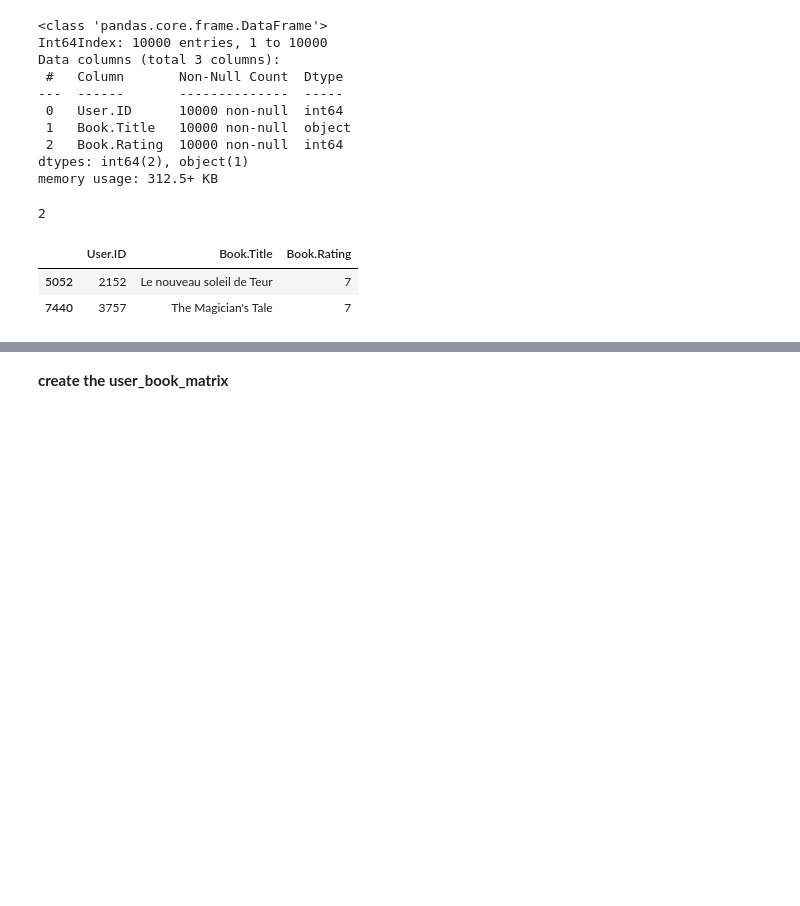
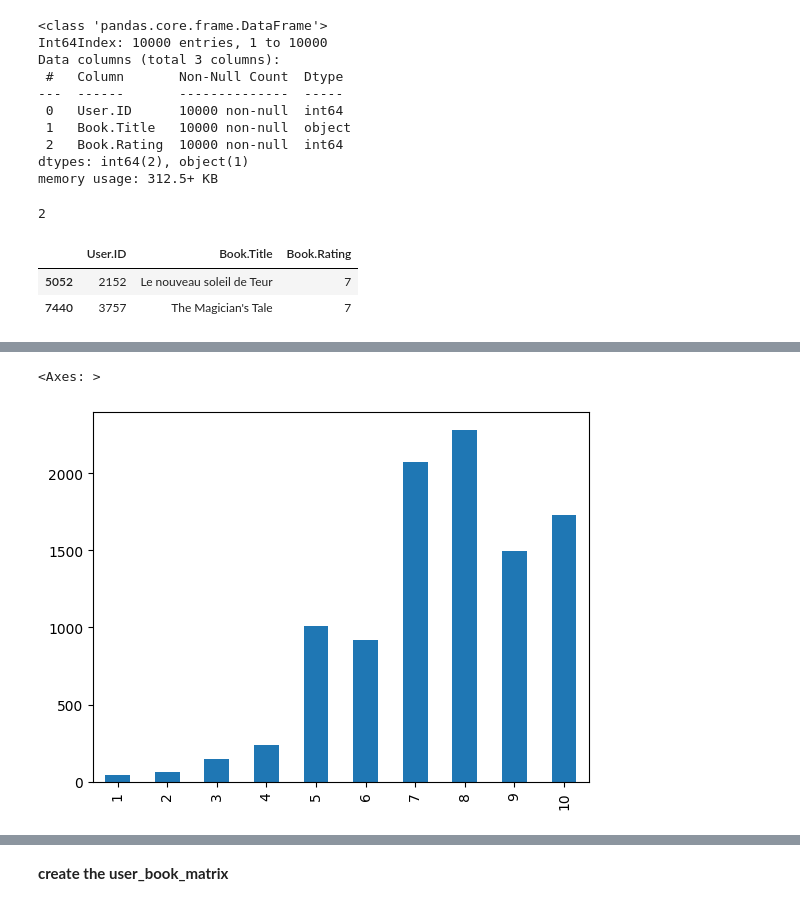
Before and after one commit to kjghfnxggdgbvg/kjghfnxggdgbvg, a Jupyter notebook: recommendation.ipynb, the cells around one changed output, grey strips where cells are left out. Saved outputs shown, nothing was run; the diff lists cells and outputs as text; code cells hidden in the pictures; blank space fills up the shorter version.

```diff
--- a/recommendation.ipynb
+++ b/recommendation.ipynb
@@ -53,0 +96,5 @@ duplicated
+# %%
+df['rating'].value_counts().sort_index().plot(kind='bar')
+# %% [output]
+<Axes: >
+[figure, added]
```
Also changed, not shown: parts of 16 cells of this notebook.
